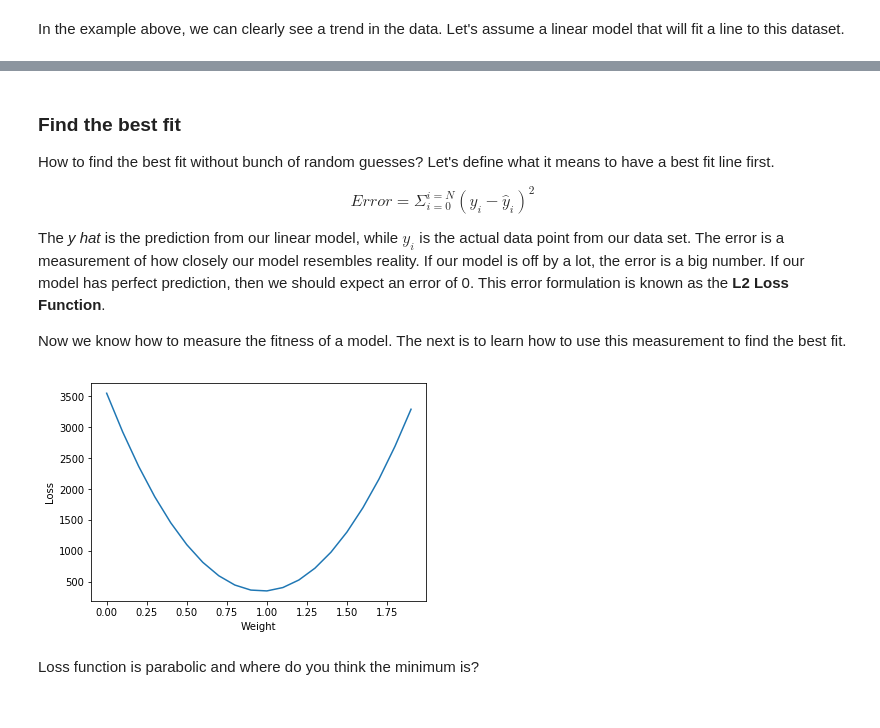
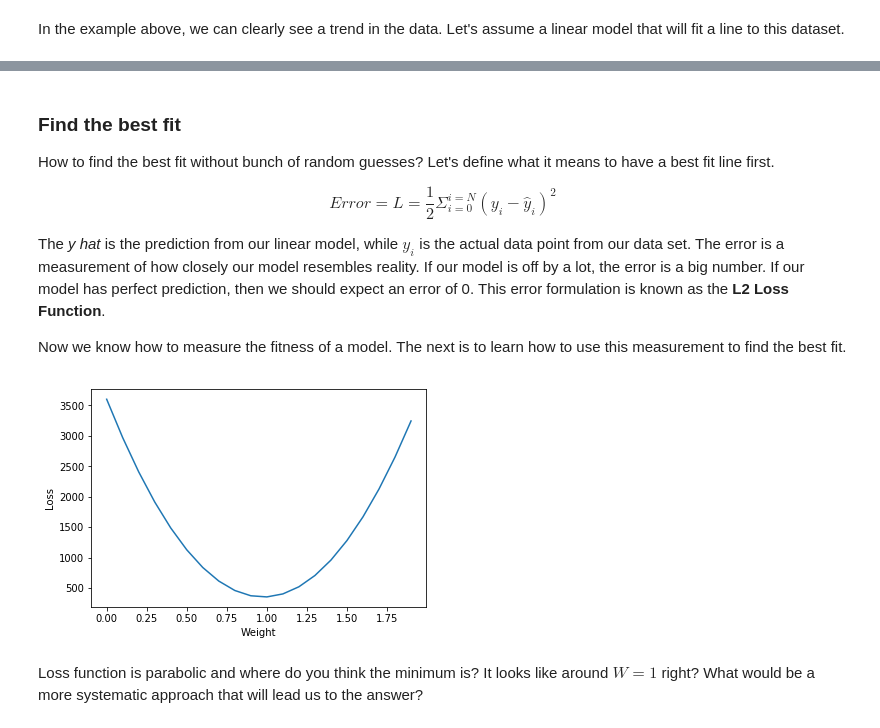
Before and after one commit to calvinfeng/gonotebook, a Jupyter notebook: neural_net/notebooks/neural_network.ipynb, the cells around one changed output, grey strips where cells are left out. Saved outputs shown, nothing was run; the diff lists cells and outputs as text; code cells hidden in the pictures.

Commit message:
Completed function optimization sectioin for neural net notebook

```diff
--- a/neural_net/notebooks/neural_network.ipynb
+++ b/neural_net/notebooks/neural_network.ipynb
@@ -283,7 +283,7 @@ while w1 < 2:
 How to find the best fit without bunch of random guesses? Let's define what it means to have a best fit line first.
 
 $$
-Error = \Sigma_{i = 0}^{i = N} (y_{i} - \hat{y}_{i})^{2}
+Error = L = \frac{1}{2}\Sigma_{i = 0}^{i = N} (y_{i} - \hat{y}_{i})^{2}
 $$
 
 The *y hat* is the prediction from our linear model, while $y_{i}$ is the actual data point from our data set. The error is a measurement of how closely our model resembles reality. If our model is off by a lot, the error is a big number. If our model has perfect prediction, then we should expect an error of 0. This error formulation is known as the **L2 Loss Function**.
@@ -292,21 +292,21 @@ Now we know how to measure the fitness of a model. The next is to learn how to u
 # %%
 def loss(x, y, y_pred):
     diff = y - y_pred
     return (diff * diff).sum(axis=0)
 
-loss_arr = []
+losses = []
 weights = []
 w0, w1 = 0, 0
 while w1 < 2:
     weights.append(w1)
-    loss_arr.append(loss(x, y, linear_model(w1, w0, x)))
+    losses.append(loss(x, y, linear_model(w1, w0, x)))
     w1 += 0.1
 
-plt.plot(weights, loss_arr)
+plt.plot(weights, losses)
 plt.ylabel("Loss")
 plt.xlabel("Weight")
 plt.show()
 # %% [output]
-[figure, old version]
+[figure, new version]
 # %% [markdown]
-Loss function is parabolic and where do you think the minimum is?
+Loss function is parabolic and where do you think the minimum is? It looks like around $W = 1$ right? What would be a more systematic approach that will lead us to the answer?
```
Also changed, not shown: parts of 10 cells of this notebook.
